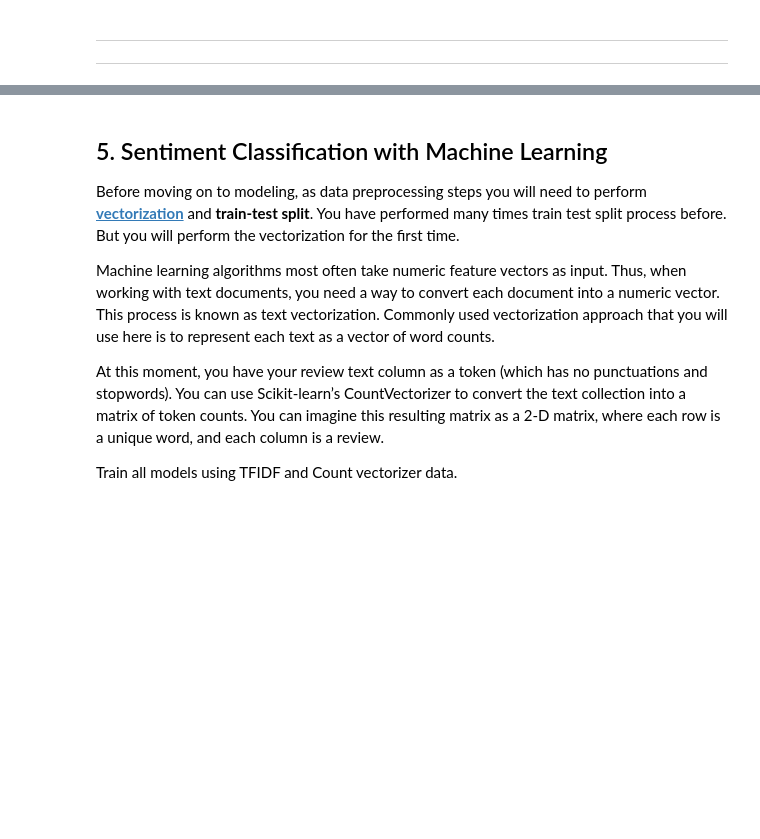
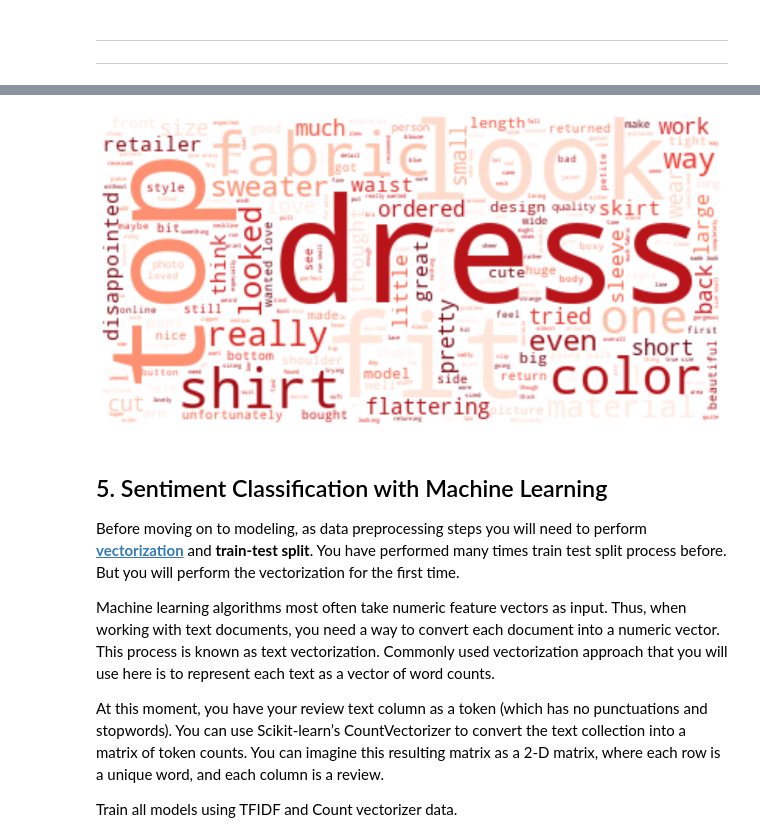
Before and after one commit to ozkanyildirim/Capstone_Projects, a Jupyter notebook: 07_NLP-Sentiment Analysis /NLP_Sentiment_Analysis_Project.ipynb, the cells around one changed output, grey strips where cells are left out. Cells and saved outputs as stored; diff of their text form; code cells hidden in the pictures; blank space fills up the shorter version.

```diff
--- a/07_NLP-Sentiment Analysis /NLP_Sentiment_Analysis_Project.ipynb
+++ b/07_NLP-Sentiment Analysis /NLP_Sentiment_Analysis_Project.ipynb
@@ -292,3 +426,12 @@ You can follow the steps below:
+# %%
+minus_cloud = WordCloud(background_color='white', max_words=len(minus_words), colormap='Reds_r')
+minus_cloud.generate(minus_words)
+plt.figure(figsize=(15,15))
+plt.imshow(minus_cloud, interpolation='bilinear')
+plt.axis('off')
+plt.show()
+# %% [output]
+[figure, added]
 # %% [markdown]
 ## 5. Sentiment Classification with Machine Learning
 
```
Also changed, not shown: parts of 41 cells of this notebook.
